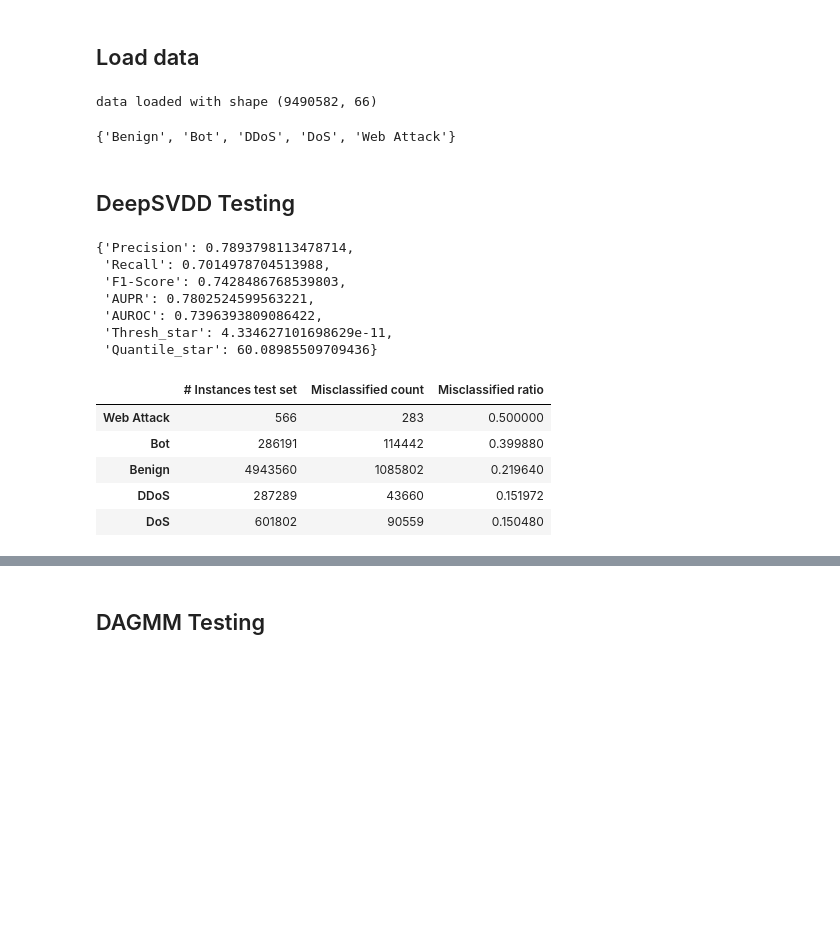
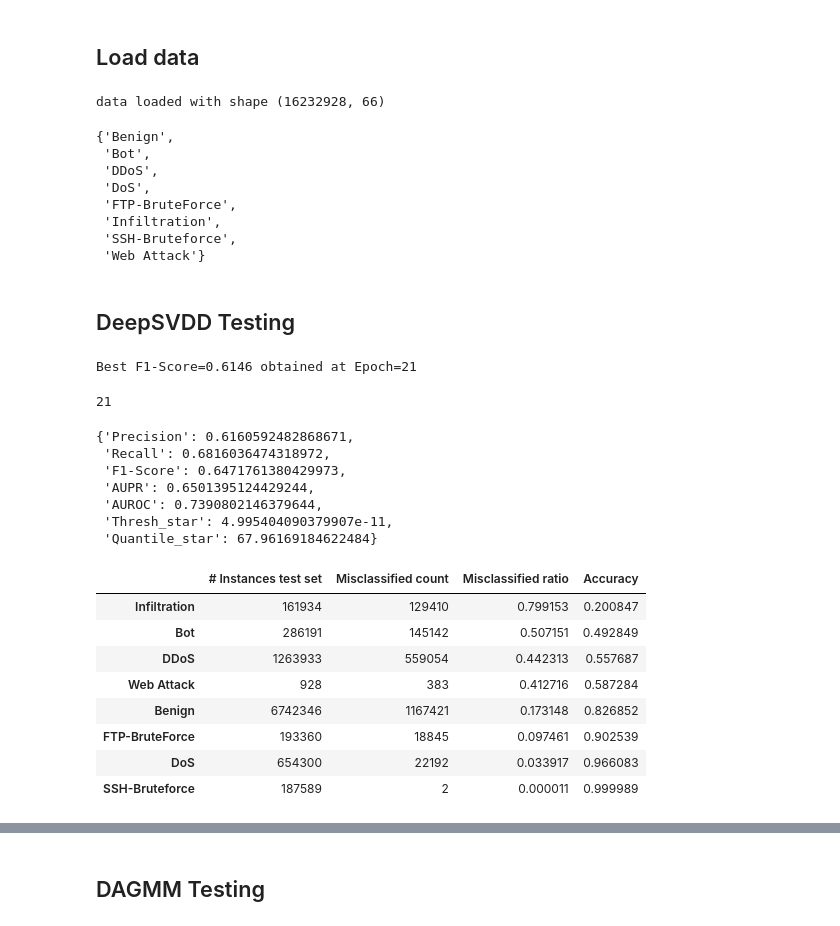
Before and after one commit to ireydiak/anomaly_detection_NRCAN, a Jupyter notebook: notebooks/multiclass_experiments/ids2018_testing.ipynb, the cells around one changed output, grey strips where cells are left out. Cells and saved outputs as stored; diff of their text form; code cells hidden in the pictures; blank space fills up the shorter version.

```diff
--- a/notebooks/multiclass_experiments/ids2018_testing.ipynb
+++ b/notebooks/multiclass_experiments/ids2018_testing.ipynb
@@ -71,11 +59,11 @@ def misclf_barplot(
 # %% [markdown]
 ## Load data
 # %%
-dataset = IDS2018Dataset(path=dataset_path, pct=0.5, seed=42)
+dataset = IDS2018Dataset(path=dataset_path, seed=13)
 columns = dataset.columns[:-2]
 partial_anomaly_labels = np.unique(dataset.labels)
-train_ldr, test_ldr = dataset.loaders(batch_size=batch_size, seed=42)
-print("data loaded with shape {}".format(dataset.shape()))
+train_ldr, test_ldr = dataset.loaders(batch_size=batch_size, seed=13)
+print("data loaded with shape {}".format(dataset.shape))
 
 # Use Arrhythmia for testing before launching a training session on the much larger IDS2018 dataset
 # from src.datamanager.dataset import ArrhythmiaDataset
@@ -84,8 +72,9 @@ print("data loaded with shape {}".format(dataset.shape()))
 # train_ldr, test_ldr = dataset.loaders(batch_size=batch_size, seed=42)
 # print("data loaded with shape {}".format(dataset.shape()))
 # %% [output]
-data loaded with shape (9490582, 66)
+data loaded with shape (16232928, 66)
 # %%
+# Check if test set contains the different attack scenarios
 labels = set()
 for sample in test_ldr:
     X, y, label = sample
@@ -93,7 +82,14 @@ for sample in test_ldr:
         labels.add(l)
 labels
 # %% [output]
-{'Benign', 'Bot', 'DDoS', 'DoS', 'Web Attack'}
+{'Benign',
+ 'Bot',
+ 'DDoS',
+ 'DoS',
+ 'FTP-BruteForce',
+ 'Infiltration',
+ 'SSH-Bruteforce',
+ 'Web Attack'}
 # %% [markdown]
 ## DeepSVDD Testing
 # %%
@@ -116,33 +112,46 @@ dsvdd_trainer = DeepSVDDIDSTrainer(
     run_test_validation=False,
     keep_ckpt=False,
 )
+# %%
+dsvdd_last_fname = os.path.abspath("ids2018/deepsvdd/checkpoint/deepsvdd_epoch=46.pt")
+dsvdd_trainer, dsvdd_model = DeepSVDDIDSTrainer.load_from_file(dsvdd_last_fname, dsvdd_trainer, dsvdd_model)
+f1_scores = dsvdd_trainer.metric_values["f1-score"]
+best_f1_deepsvdd, best_epoch_deepsvdd = np.max(f1_scores), np.argmax(f1_scores) * 5 + 1
+print("Best F1-Score={:2.4f} obtained at Epoch={}".format(best_f1_deepsvdd, best_epoch_deepsvdd))
+best_epoch_deepsvdd
+# %% [output]
+Best F1-Score=0.6146 obtained at Epoch=21
+21
 # %%
-best_epoch = 25 * 5 + 1
-dsvdd_best_fname = os.path.abspath(base_path + "/deepsvdd/checkpoint/deepsvdd_epoch={}.pt".format(best_epoch))
+dsvdd_best_fname = os.path.abspath("./ids2018/deepsvdd/checkpoint/deepsvdd_epoch={}.pt".format(best_epoch_deepsvdd))
 dsvdd_trainer, dsvdd_model = DeepSVDDIDSTrainer.load_from_file(dsvdd_best_fname, dsvdd_trainer, dsvdd_model)
 y_test_true, test_scores, test_labels = dsvdd_trainer.test(test_ldr)
 results = metrics.estimate_optimal_threshold(test_scores, y_test_true)
 y_pred = (test_scores >= results["Thresh_star"]).astype(int)
 results
 # %% [output]
-{'Precision': 0.7893798113478714,
- 'Recall': 0.7014978704513988,
- 'F1-Score': 0.7428486768539803,
- 'AUPR': 0.7802524599563221,
- 'AUROC': 0.7396393809086422,
- 'Thresh_star': 4.334627101698629e-11,
- 'Quantile_star': 60.08985509709436}
+{'Precision': 0.6160592482868671,
+ 'Recall': 0.6816036474318972,
+ 'F1-Score': 0.6471761380429973,
+ 'AUPR': 0.6501395124429244,
+ 'AUROC': 0.7390802146379644,
+ 'Thresh_star': 4.995404090379907e-11,
+ 'Quantile_star': 67.96169184622484}
 # %%
 # Misclassified instances per label
 deepsvdd_misclf_df = ids_misclf_per_label(y_pred, y_test_true, test_labels)
+deepsvdd_misclf_df["Accuracy"] = 1 - deepsvdd_misclf_df["Misclassified ratio"]
 deepsvdd_misclf_df = deepsvdd_misclf_df.sort_values("Misclassified ratio", ascending=False)
-deepsvdd_misclf_df.to_csv(base_path + "/deepsvdd/deepsvdd_misclassifications.csv")
+deepsvdd_misclf_df.to_csv("./ids2018/deepsvdd/deepsvdd_misclassifications.csv")
 deepsvdd_misclf_df
 # %% [output]
-|  | # Instances test set | Misclassified count | Misclassified ratio |
-| Web Attack | 566 | 283 | 0.500000 |
-| Bot | 286191 | 114442 | 0.399880 |
-| Benign | 4943560 | 1085802 | 0.219640 |
-| DDoS | 287289 | 43660 | 0.151972 |
-| DoS | 601802 | 90559 | 0.150480 |
+|  | # Instances test set | Misclassified count | Misclassified ratio | Accuracy |
+| Infiltration | 161934 | 129410 | 0.799153 | 0.200847 |
+| Bot | 286191 | 145142 | 0.507151 | 0.492849 |
+| DDoS | 1263933 | 559054 | 0.442313 | 0.557687 |
+| Web Attack | 928 | 383 | 0.412716 | 0.587284 |
+| Benign | 6742346 | 1167421 | 0.173148 | 0.826852 |
+| FTP-BruteForce | 193360 | 18845 | 0.097461 | 0.902539 |
+| DoS | 654300 | 22192 | 0.033917 | 0.966083 |
+| SSH-Bruteforce | 187589 | 2 | 0.000011 | 0.999989 |
 # %%
```
Also changed, not shown: parts of 8 cells of this notebook, 15 other files.
